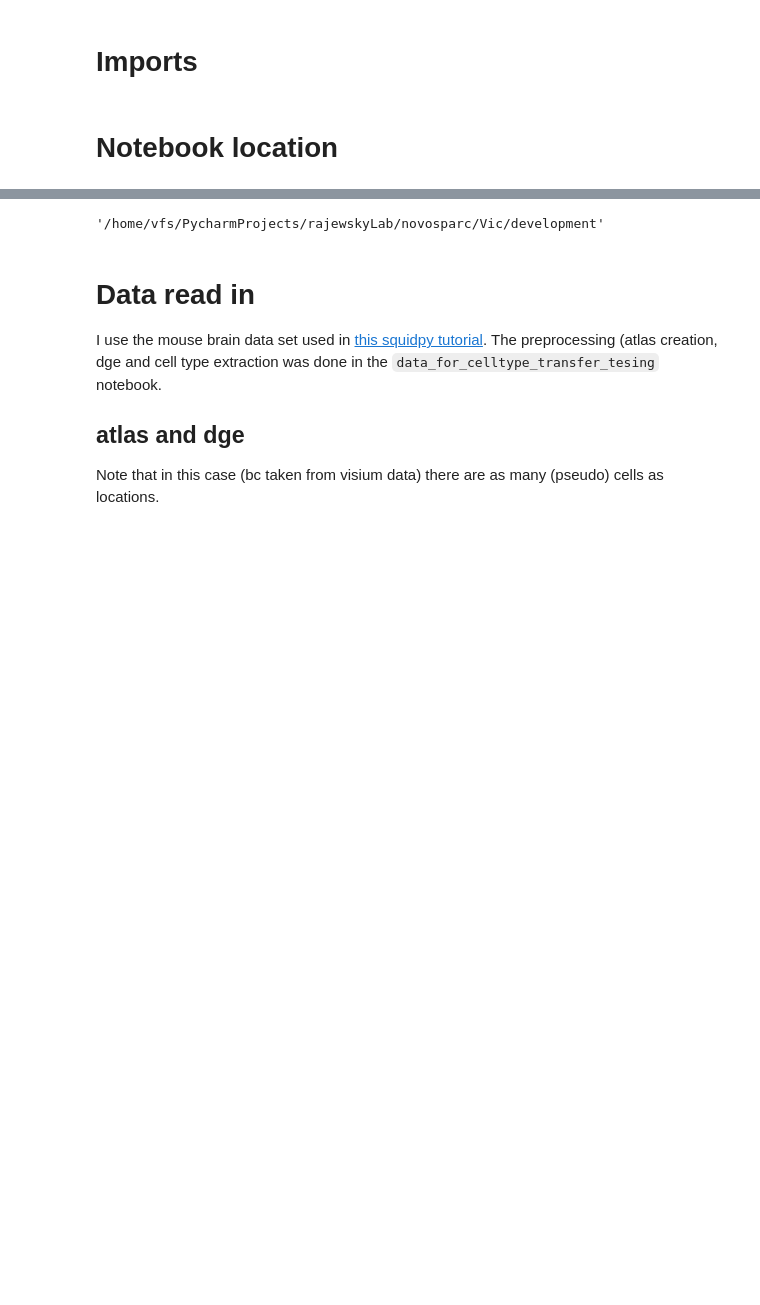
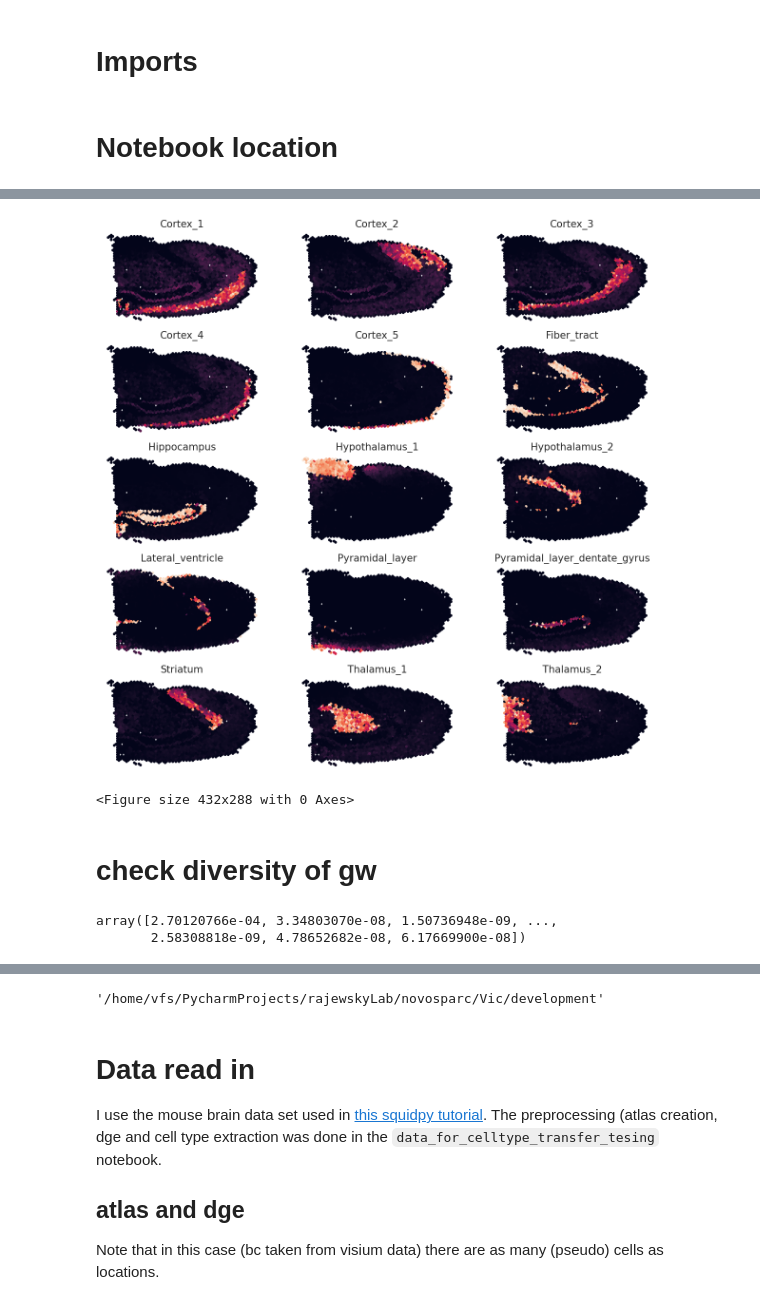
Before and after one commit to vfschumann/novosparc, a Jupyter notebook: Vic/development/metadata_transfer_test_mouseBrain.ipynb, the cells around one changed output, grey strips where cells are left out. Drawn from its saved outputs; the diff is of its cells as text; code cells hidden in the pictures; blank space fills up the shorter version.

```diff
--- a/Vic/development/metadata_transfer_test_mouseBrain.ipynb
+++ b/Vic/development/metadata_transfer_test_mouseBrain.ipynb
@@ -53,0 +249,12 @@ import random
+# %%
+novosparc.pl.embedding(dataset_tissue, ct_unique)
+# %% [output]
+[figure, added]
+<Figure size 432x288 with 0 Axes>
+# %% [markdown]
+# check diversity of gw
+# %%
+tissue.gw[0]
+# %% [output]
+array([2.70120766e-04, 3.34803070e-08, 1.50736948e-09, ...,
+       2.58308818e-09, 4.78652682e-08, 6.17669900e-08])
```
Also changed, not shown: parts of 33 cells of this notebook.
